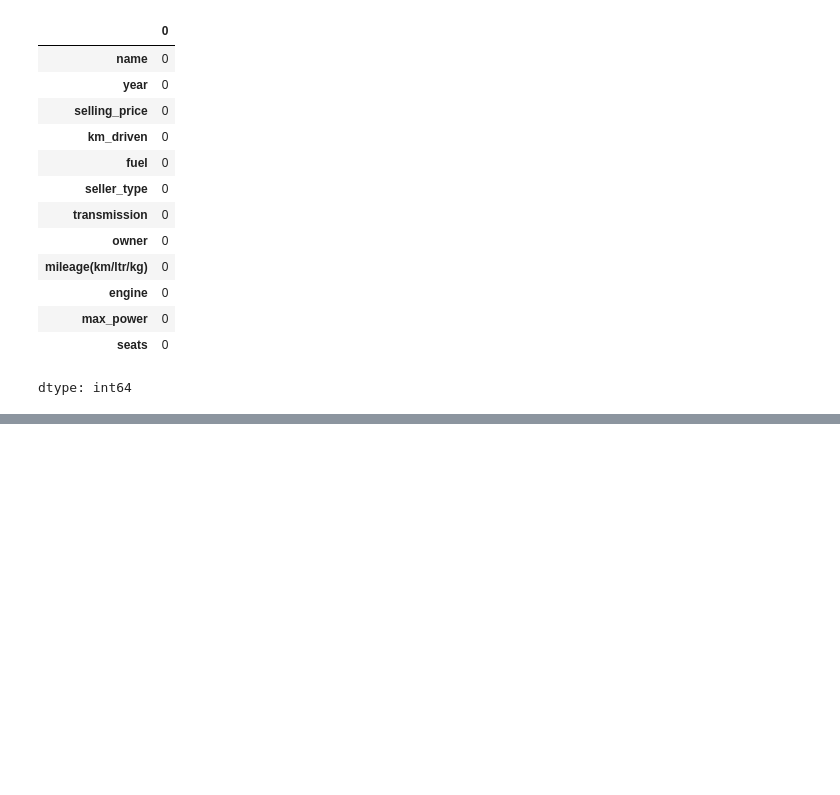
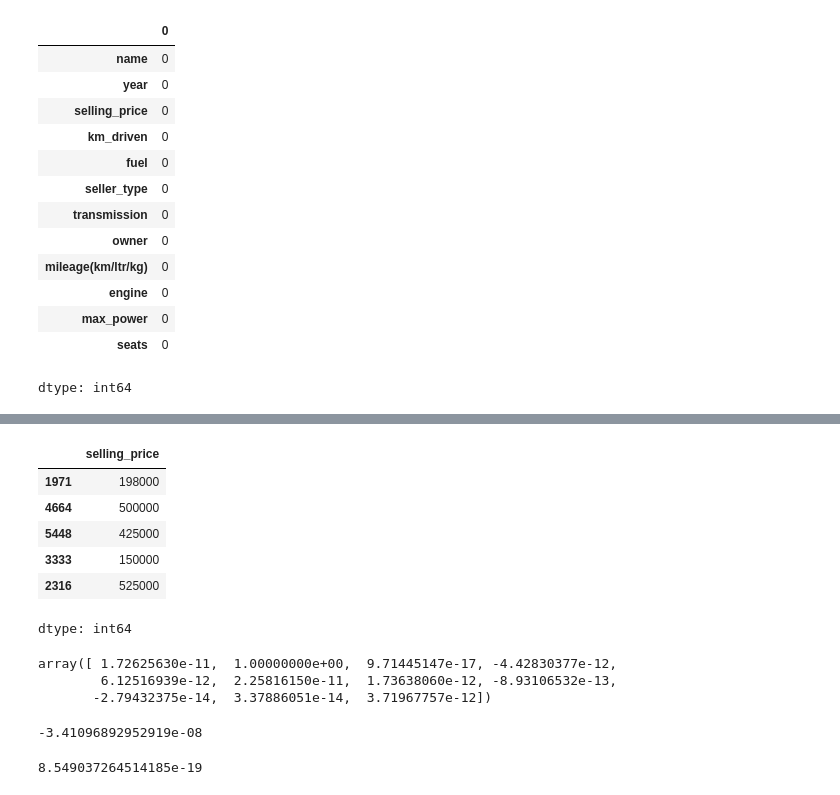
Before and after one commit to shakeraema/Dataset_Manipulation, a Jupyter notebook: Task_PDS.ipynb, the cells around one changed output, grey strips where cells are left out. Cells and saved outputs as stored; diff of their text form; code cells hidden in the pictures; blank space fills up the shorter version.

```diff
--- a/Task_PDS.ipynb
+++ b/Task_PDS.ipynb
@@ -154,3 +224,7 @@ df.isnull().sum()
 | max_power | 0 |
 | seats | 0 |
 dtype: int64
+# %%
+X = df.drop(columns = ["name"])
+
+y = df['selling_price']
@@ -156,0 +256,25 @@ dtype: int64
+# %%
+y_test[:5]
+# %% [output]
+|  | selling_price |
+| 1971 | 198000 |
+| 4664 | 500000 |
+| 5448 | 425000 |
+| 3333 | 150000 |
+| 2316 | 525000 |
+dtype: int64
+# %%
+model.coef_
+# %% [output]
+array([ 1.72625630e-11,  1.00000000e+00,  9.71445147e-17, -4.42830377e-12,
+        6.12516939e-12,  2.25816150e-11,  1.73638060e-12, -8.93106532e-13,
+       -2.79432375e-14,  3.37886051e-14,  3.71967757e-12])
+# %%
+model.intercept_
+# %% [output]
+-3.41096892952919e-08
+# %%
+from sklearn.metrics import mean_squared_error
+mean_squared_error(y_test, y_predict)
+# %% [output]
+8.549037264514185e-19
```
Also changed, not shown: parts of 23 cells of this notebook.
